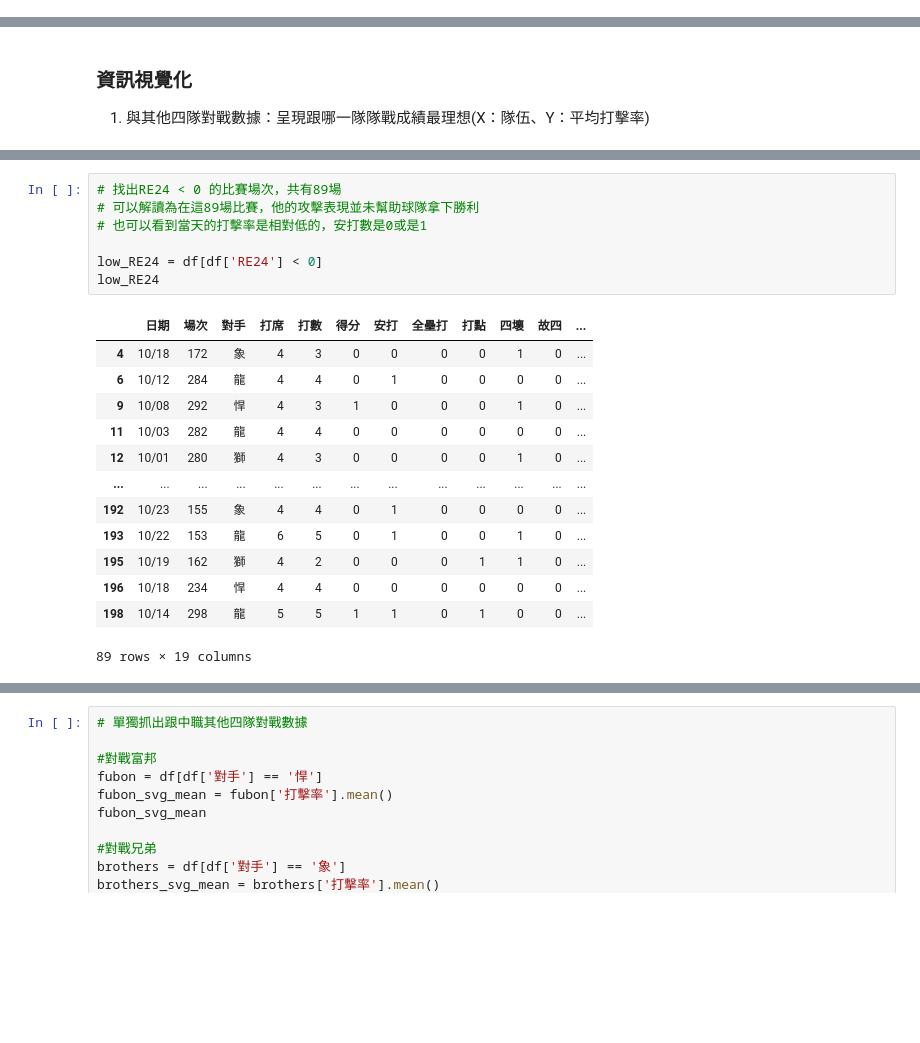
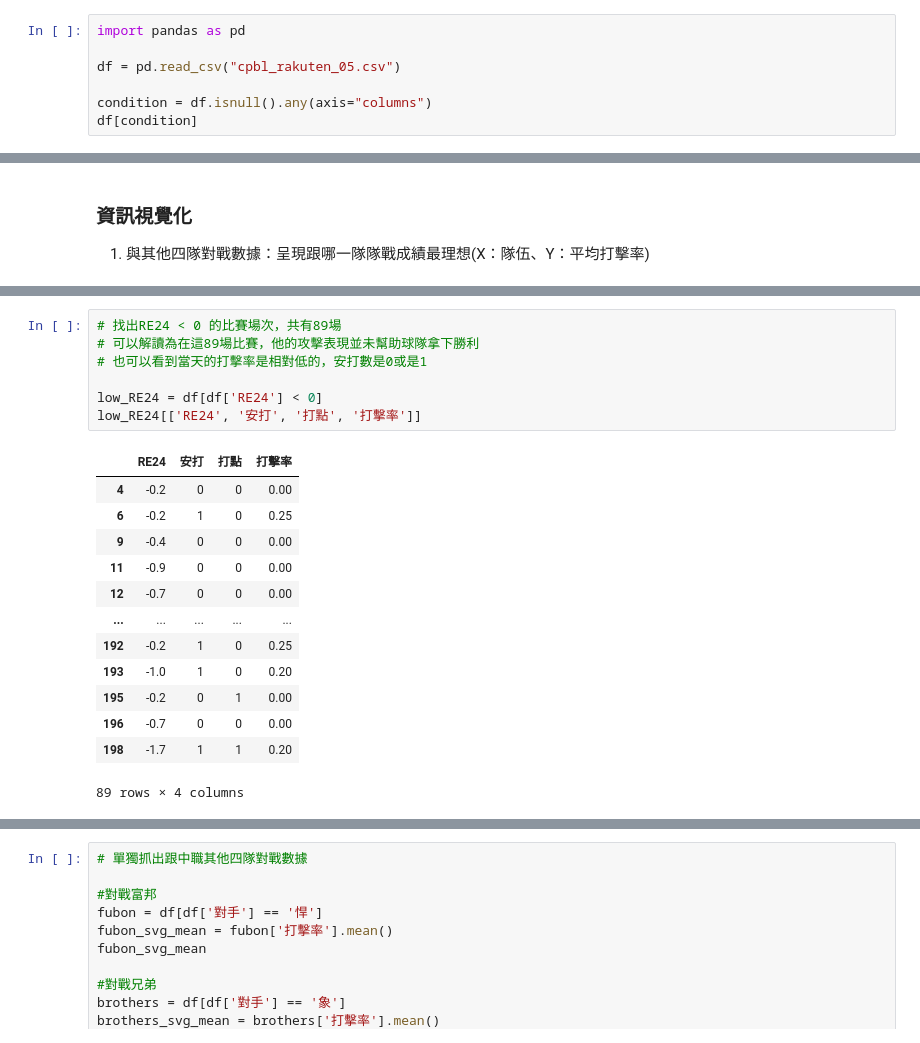
Before and after one commit to Rachelyah/CPBL_Baseball_ML_project, a Jupyter notebook: (3)機器學習&資料清洗&視覺化 copy.ipynb, the cells around one changed output, grey strips where cells are left out. Drawn from its saved outputs; the diff is of its cells as text; blank space fills up the shorter version.

```diff
--- a/(3)機器學習&資料清洗&視覺化 copy.ipynb
+++ b/(3)機器學習&資料清洗&視覺化 copy.ipynb
@@ -89,3 +89,10 @@ condition = df.isnull().any(axis='columns') #any-->任何有空值的資料 ／
 df[condition]
 # %% [output]
 |  | 日期 | 場次 | 對手 | 打席 | 打數 | 得分 | 安打 | 全壘打 | 打點 | 四壞 | 故四 | ... |
+# %%
+import pandas as pd
+
+df = pd.read_csv("cpbl_rakuten_05.csv")
+
+condition = df.isnull().any(axis="columns")
+df[condition]
@@ -131,24 +139,24 @@ https://gist.github.com/mwaskom/de44147ed2974457ad6372750bbe5751
 # %%
 # 找出RE24 < 0 的比賽場次，共有89場
 # 可以解讀為在這89場比賽，他的攻擊表現並未幫助球隊拿下勝利
 # 也可以看到當天的打擊率是相對低的，安打數是0或是1
 
 low_RE24 = df[df['RE24'] < 0]
-low_RE24
+low_RE24[['RE24', '安打', '打點', '打擊率']]
 # %% [output]
-|  | 日期 | 場次 | 對手 | 打席 | 打數 | 得分 | 安打 | 全壘打 | 打點 | 四壞 | 故四 | ... |
-| 4 | 10/18 | 172 | 象 | 4 | 3 | 0 | 0 | 0 | 0 | 1 | 0 | ... |
-| 6 | 10/12 | 284 | 龍 | 4 | 4 | 0 | 1 | 0 | 0 | 0 | 0 | ... |
-| 9 | 10/08 | 292 | 悍 | 4 | 3 | 1 | 0 | 0 | 0 | 1 | 0 | ... |
-| 11 | 10/03 | 282 | 龍 | 4 | 4 | 0 | 0 | 0 | 0 | 0 | 0 | ... |
-| 12 | 10/01 | 280 | 獅 | 4 | 3 | 0 | 0 | 0 | 0 | 1 | 0 | ... |
-| ... | ... | ... | ... | ... | ... | ... | ... | ... | ... | ... | ... | ... |
-| 192 | 10/23 | 155 | 象 | 4 | 4 | 0 | 1 | 0 | 0 | 0 | 0 | ... |
-| 193 | 10/22 | 153 | 龍 | 6 | 5 | 0 | 1 | 0 | 0 | 1 | 0 | ... |
-| 195 | 10/19 | 162 | 獅 | 4 | 2 | 0 | 0 | 0 | 1 | 1 | 0 | ... |
-| 196 | 10/18 | 234 | 悍 | 4 | 4 | 0 | 0 | 0 | 0 | 0 | 0 | ... |
-| 198 | 10/14 | 298 | 龍 | 5 | 5 | 1 | 1 | 0 | 1 | 0 | 0 | ... |
+|  | RE24 | 安打 | 打點 | 打擊率 |
+| 4 | -0.2 | 0 | 0 | 0.00 |
+| 6 | -0.2 | 1 | 0 | 0.25 |
+| 9 | -0.4 | 0 | 0 | 0.00 |
+| 11 | -0.9 | 0 | 0 | 0.00 |
+| 12 | -0.7 | 0 | 0 | 0.00 |
+| ... | ... | ... | ... | ... |
+| 192 | -0.2 | 1 | 0 | 0.25 |
+| 193 | -1.0 | 1 | 0 | 0.20 |
+| 195 | -0.2 | 0 | 1 | 0.00 |
+| 196 | -0.7 | 0 | 0 | 0.00 |
+| 198 | -1.7 | 1 | 1 | 0.20 |
-89 rows × 19 columns
+89 rows × 4 columns
 # %%
 # 單獨抓出跟中職其他四隊對戰數據 (RE24值的比較)
 # 可以看到面對味全龍的RE24是負數，這可以解讀：他面對味全龍的時候，表現是面對中職其他四隊最差(下一張圖)
```
Also changed, not shown: parts of 8 cells of this notebook, 18 other files.
